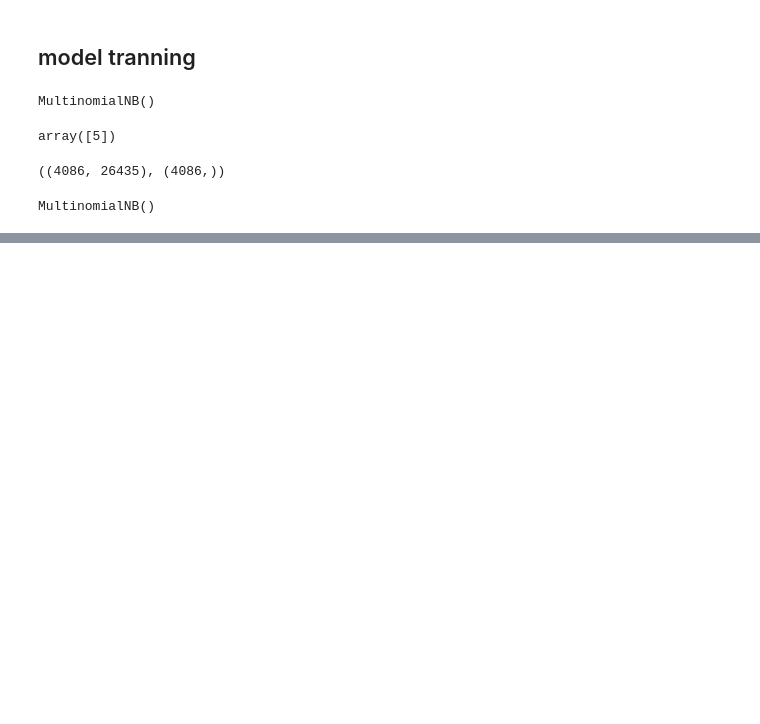
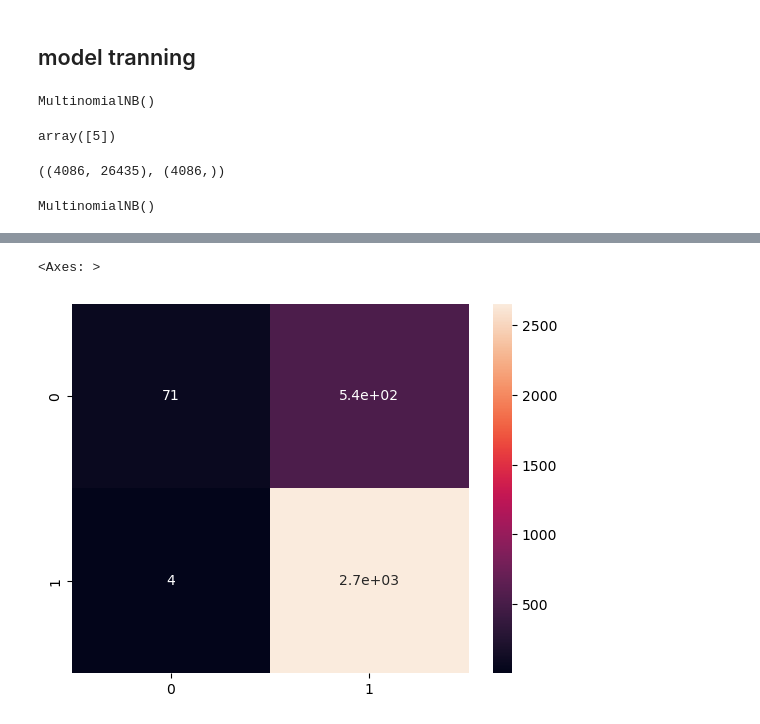
Before and after one commit to sanjip1203/Yelp_review, a Jupyter notebook: yelp_classification.ipynb, the cells around one changed output, grey strips where cells are left out. Drawn from its saved outputs; the diff is of its cells as text; code cells hidden in the pictures; blank space fills up the shorter version.

```diff
--- a/yelp_classification.ipynb
+++ b/yelp_classification.ipynb
@@ -415,0 +451,6 @@ MultinomialNB()
+# %%
+cm = confusion_matrix(y_test,y_predict_test)
+sns.heatmap(cm,annot=True)
+# %% [output]
+<Axes: >
+[figure, added]
```
Also changed, not shown: parts of 15 cells of this notebook.
